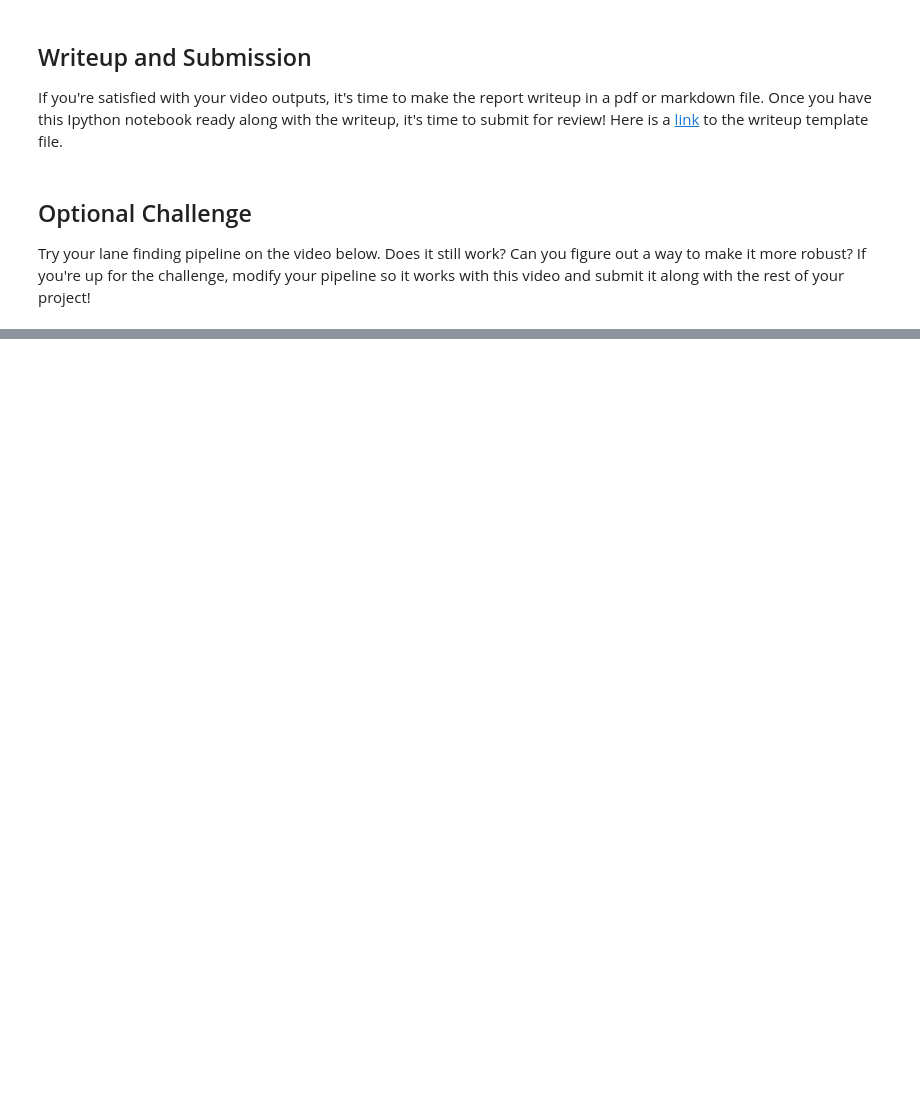
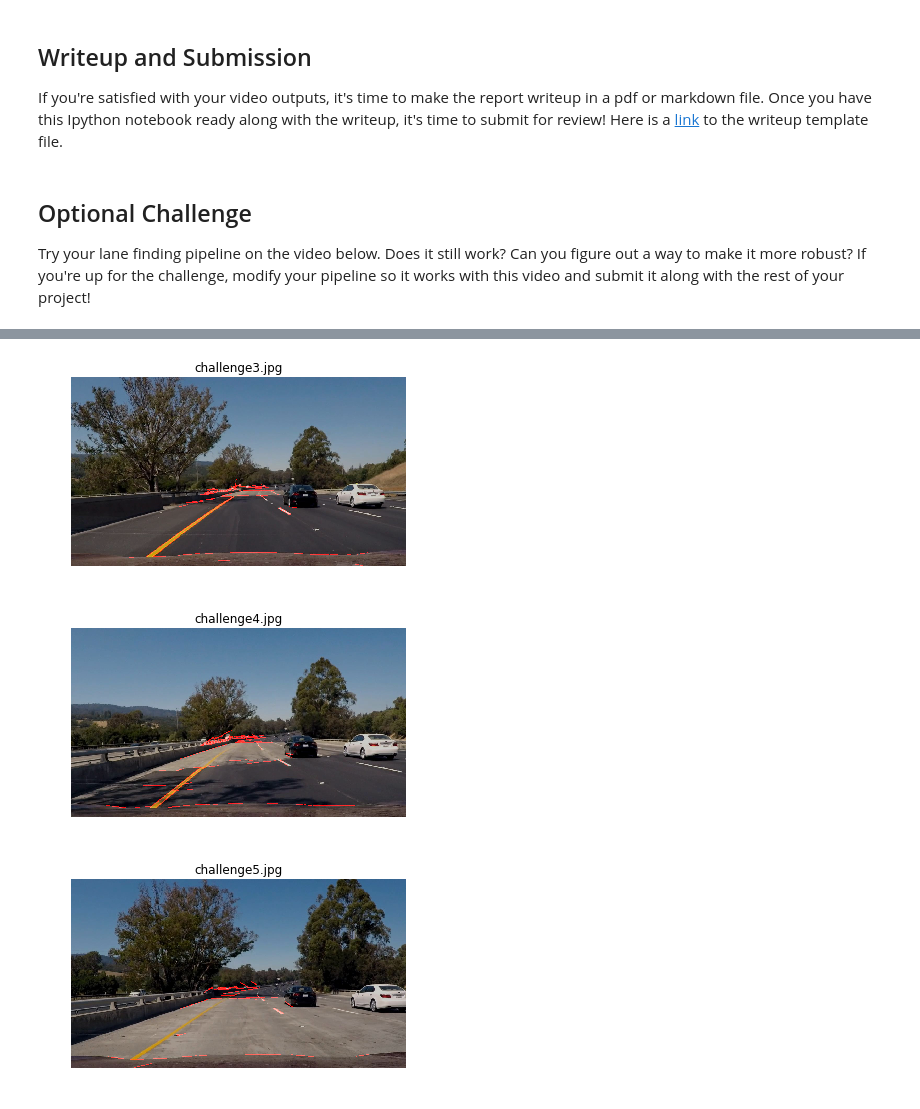
Before and after one commit to sibuzu/CarND-LaneLines-P1, a Jupyter notebook: P1.ipynb, the cells around one changed output, grey strips where cells are left out. Drawn from its saved outputs; the diff is of its cells as text; code cells hidden in the pictures; blank space fills up the shorter version.

Commit message:
commit version

```diff
--- a/P1.ipynb
+++ b/P1.ipynb
@@ -125,26 +125,11 @@ def region_of_interest(img, vertices):
 
 
 def draw_lines(img, lines, color=[255, 0, 0], thickness=2):
-    """
-    NOTE: this is the function you might want to use as a starting point once you want to
-    average/extrapolate the line segments you detect to map out the full
-    extent of the lane (going from the result shown in raw-lines-example.mp4
-    to that shown in P1_example.mp4).
-
-    Think about things like separating line segments by their
-    slope ((y2-y1)/(x2-x1)) to decide which segments are part of the left
-    line vs. the right line.  Then, you can average the position of each of
-    the lines and extrapolate to the top and bottom of the lane.
-
-    This function draws `lines` with `color` and `thickness`.
-    Lines are drawn on the image inplace (mutates the image).
-    If you want to make the lines semi-transparent, think about combining
-    this function with the weighted_img() function below
-    """
-
-    # we don't modify the function draw_lines() directly.
-    # instead, we write a new function reduce_lines() which
-    # reduces lines segegments into single left and right lines.
+    '''
+    We don't modify the function draw_lines() directly.
+    Instead, we write a new function reduce_lines() which
+    reduces lines segegments into single left and right lines.
+    '''
     for line in lines:
         for x1, y1, x2, y2 in line:
             cv2.line(img, (int(x1), int(y1)), (int(x2), int(y2)), color, thickness)
@@ -532,0 +568,21 @@ HTML("""
+# %%
+# capture video image at the 3rd, 4th, 5th second.
+video_indir = 'test_videos/'
+video_outdir = 'test_videos_work/'
+clip3 = VideoFileClip(video_indir + 'challenge.mp4')
+
+for t in [3, 4, 5]:
+    imgFile = 'challenge{}.jpg'.format(t)
+    clip3.save_frame(video_indir + imgFile, t=t)
+
+# find lane using the unmodified version
+for t in [3, 4, 5]:
+    imgFile = 'challenge{}.jpg'.format(t)
+    image = mpimg.imread(video_indir + imgFile)
+    result = process_image(image)
+    mpimg.imsave(video_outdir + imgFile, result)
+    show_image(result, imgFile)
+# %% [output]
+[figure, added]
+[figure, added]
+[figure, added]
```
Also changed, not shown: parts of 19 cells of this notebook, 25 other files.
